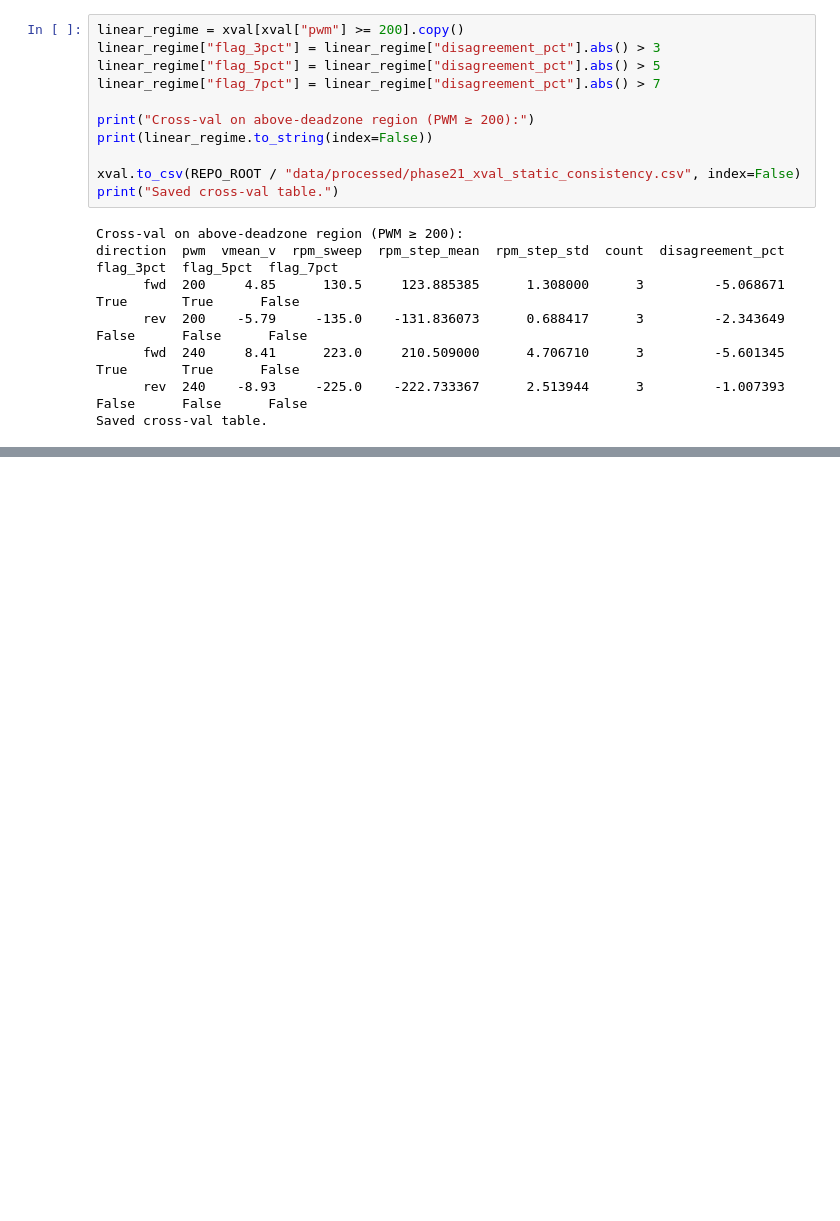
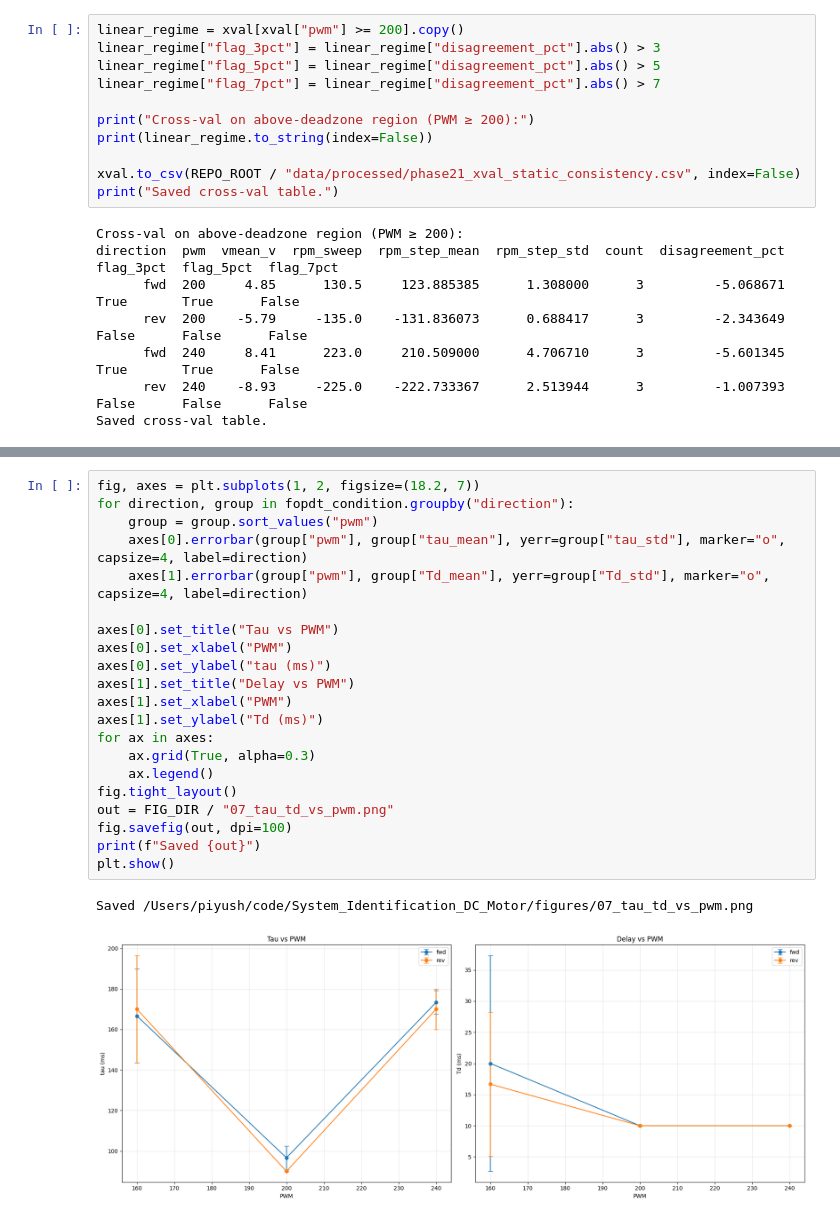
Before and after one commit to Piyushiitk24/System_Identification_DC_Motor, a Jupyter notebook: notebooks/03_step_responses.ipynb, the cells around one changed output, grey strips where cells are left out. Cells and saved outputs as stored; diff of their text form; blank space fills up the shorter version.

```diff
--- a/notebooks/03_step_responses.ipynb
+++ b/notebooks/03_step_responses.ipynb
@@ -116,0 +278,24 @@ Saved cross-val table.
+# %%
+fig, axes = plt.subplots(1, 2, figsize=(18.2, 7))
+for direction, group in fopdt_condition.groupby("direction"):
+    group = group.sort_values("pwm")
+    axes[0].errorbar(group["pwm"], group["tau_mean"], yerr=group["tau_std"], marker="o", capsize=4, label=direction)
+    axes[1].errorbar(group["pwm"], group["Td_mean"], yerr=group["Td_std"], marker="o", capsize=4, label=direction)
+
+axes[0].set_title("Tau vs PWM")
+axes[0].set_xlabel("PWM")
+axes[0].set_ylabel("tau (ms)")
+axes[1].set_title("Delay vs PWM")
+axes[1].set_xlabel("PWM")
+axes[1].set_ylabel("Td (ms)")
+for ax in axes:
+    ax.grid(True, alpha=0.3)
+    ax.legend()
+fig.tight_layout()
+out = FIG_DIR / "07_tau_td_vs_pwm.png"
+fig.savefig(out, dpi=100)
+print(f"Saved {out}")
+plt.show()
+# %% [output]
+Saved /Users/piyush/code/System_Identification_DC_Motor/figures/07_tau_td_vs_pwm.png
+[figure, added]
```
Also changed, not shown: parts of 6 cells of this notebook, 6 other files.
